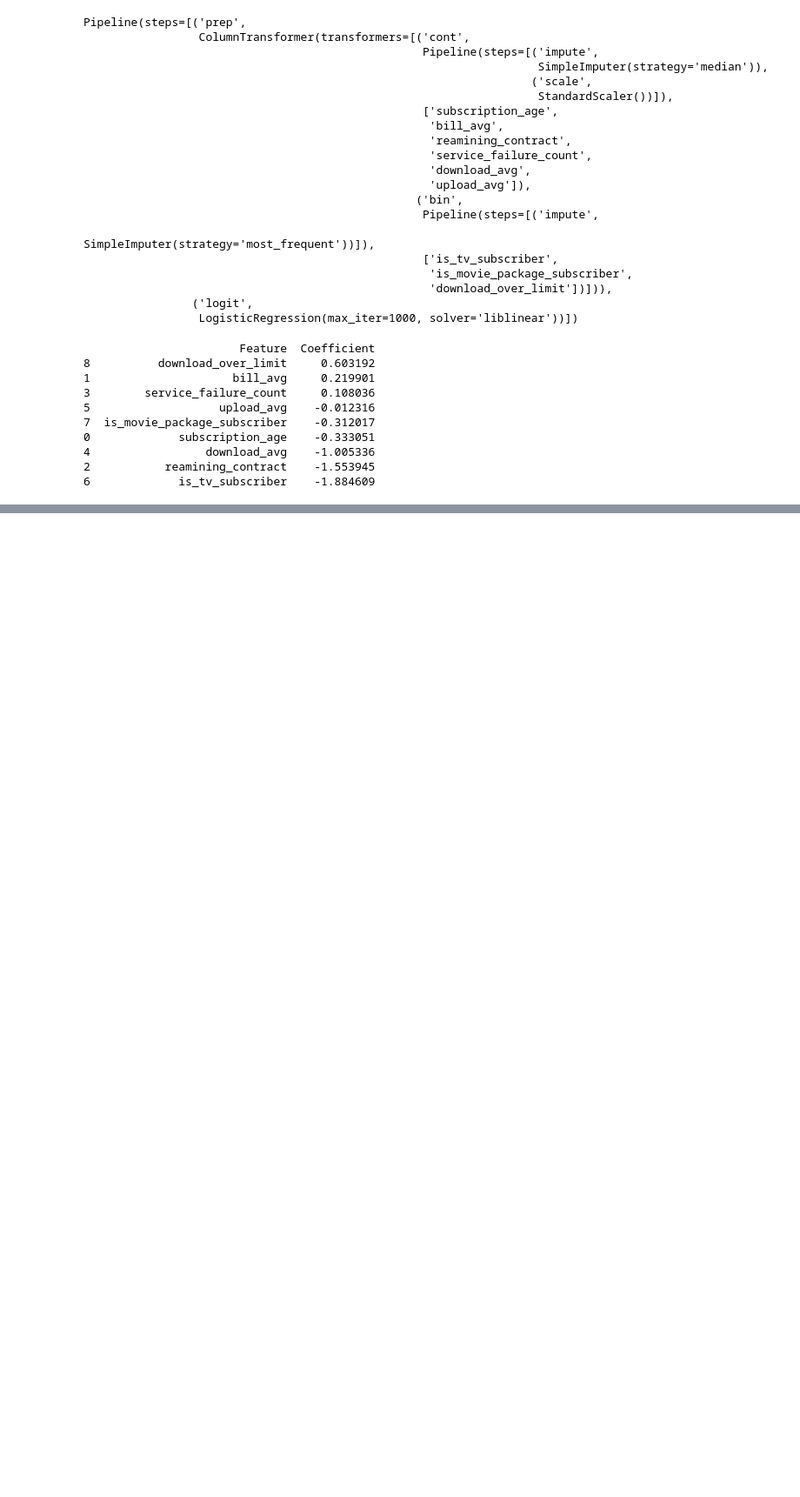
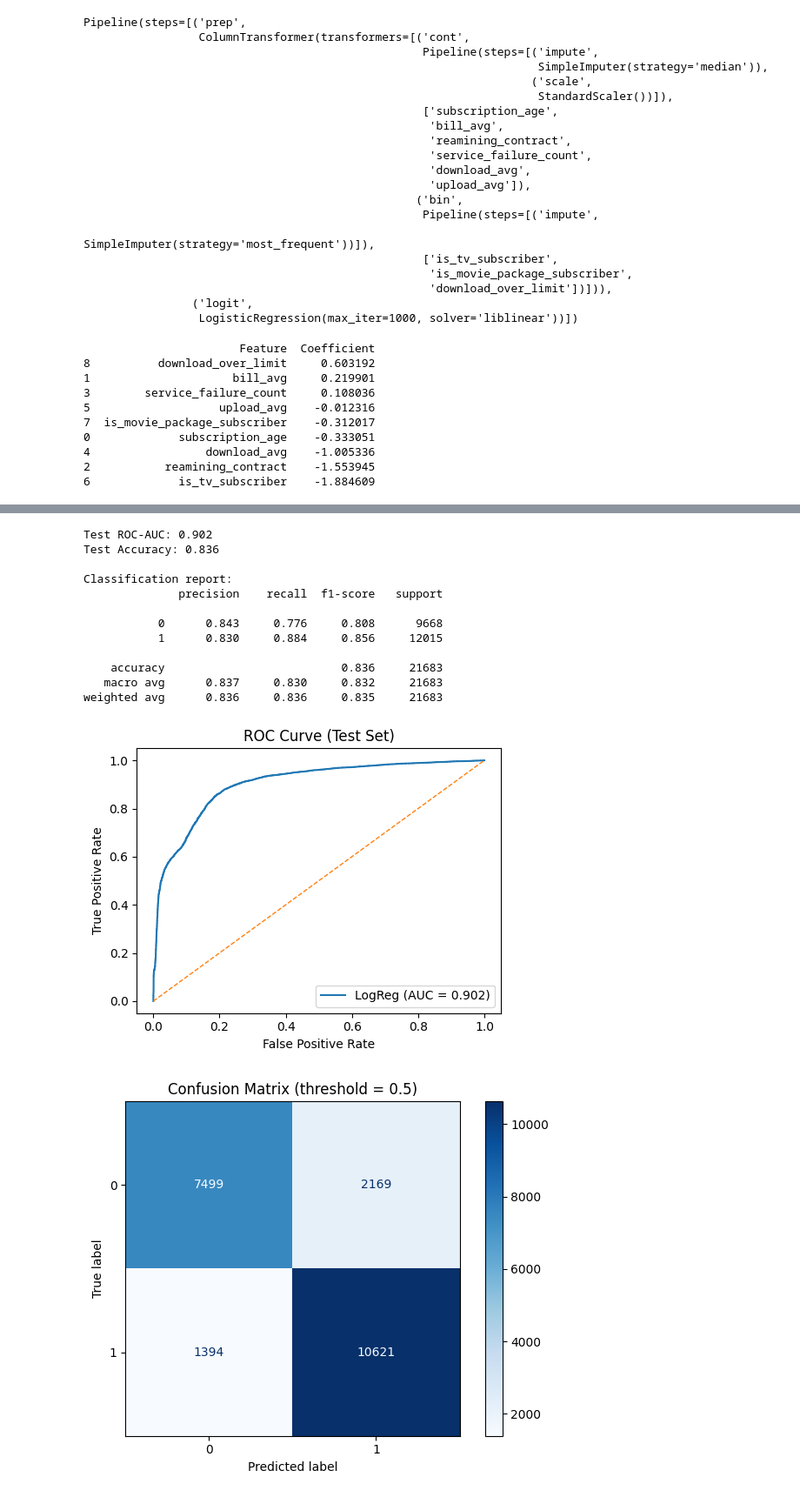
Before and after one commit to tlevash23/DX699, a Jupyter notebook: DX799-01.ipynb, the cells around one changed output, grey strips where cells are left out. Shown at 87% size. Drawn from its saved outputs; the diff is of its cells as text; code cells hidden in the pictures; blank space fills up the shorter version.

```diff
--- a/DX799-01.ipynb
+++ b/DX799-01.ipynb
@@ -615,0 +610,68 @@ ValueError: Input y contains NaN.
+# %%
+import numpy as np
+import matplotlib.pyplot as plt
+from sklearn.metrics import (
+    roc_auc_score, roc_curve,
+    confusion_matrix, ConfusionMatrixDisplay,
+    classification_report, accuracy_score
+)
+
+# If not already fitted in a previous cell, fit the pipeline
+# clf.fit(X_train, y_train)
+
+# --- Predict ---
+y_prob = clf.predict_proba(X_test)[:, 1]   # probabilities for class 1
+y_pred = clf.predict(X_test)               # default 0/1 predictions at threshold=0.5
+
+# --- Scalar metrics ---
+auc = roc_auc_score(y_test, y_prob)
+acc = accuracy_score(y_test, y_pred)
+print(f"Test ROC-AUC: {auc:.3f}")
+print(f"Test Accuracy: {acc:.3f}\n")
+
+print("Classification report:")
+print(classification_report(y_test, y_pred, digits=3))
+
+# --- ROC curve plot ---
+fpr, tpr, thr = roc_curve(y_test, y_prob)
+plt.figure(figsize=(5,4))
+plt.plot(fpr, tpr, label=f'LogReg (AUC = {auc:.3f})')
+plt.plot([0,1],[0,1],'--', linewidth=1)
+plt.xlabel('False Positive Rate')
+plt.ylabel('True Positive Rate')
+plt.title('ROC Curve (Test Set)')
+plt.legend(loc='lower right')
+plt.tight_layout()
+plt.show()
+
+# --- Confusion matrix (threshold = 0.5) ---
+cm = confusion_matrix(y_test, y_pred)
+disp = ConfusionMatrixDisplay(cm, display_labels=[0,1])
+disp.plot(values_format='d', cmap='Blues')
+plt.title('Confusion Matrix (threshold = 0.5)')
+plt.tight_layout()
+plt.show()
+
+# --- Optional: see how confusion matrix changes with a custom threshold ---
+# thr_custom = 0.3
+# y_pred_custom = (y_prob >= thr_custom).astype(int)
+# cm_custom = confusion_matrix(y_test, y_pred_custom)
+# ConfusionMatrixDisplay(cm_custom, display_labels=[0,1]).plot(values_format='d', cmap='Purples')
+# plt.title(f'Confusion Matrix (threshold = {thr_custom})')
+# plt.tight_layout()
+# plt.show()
+# %% [output]
+Test ROC-AUC: 0.902
+Test Accuracy: 0.836
+
+Classification report:
+              precision    recall  f1-score   support
+
+           0      0.843     0.776     0.808      9668
+           1      0.830     0.884     0.856     12015
+
+    accuracy                          0.836     21683
+   macro avg      0.837     0.830     0.832     21683
+weighted avg      0.836     0.836     0.835     21683
+[figure, added]
+[figure, added]
```
Also changed, not shown: parts of 1 cell of this notebook.
